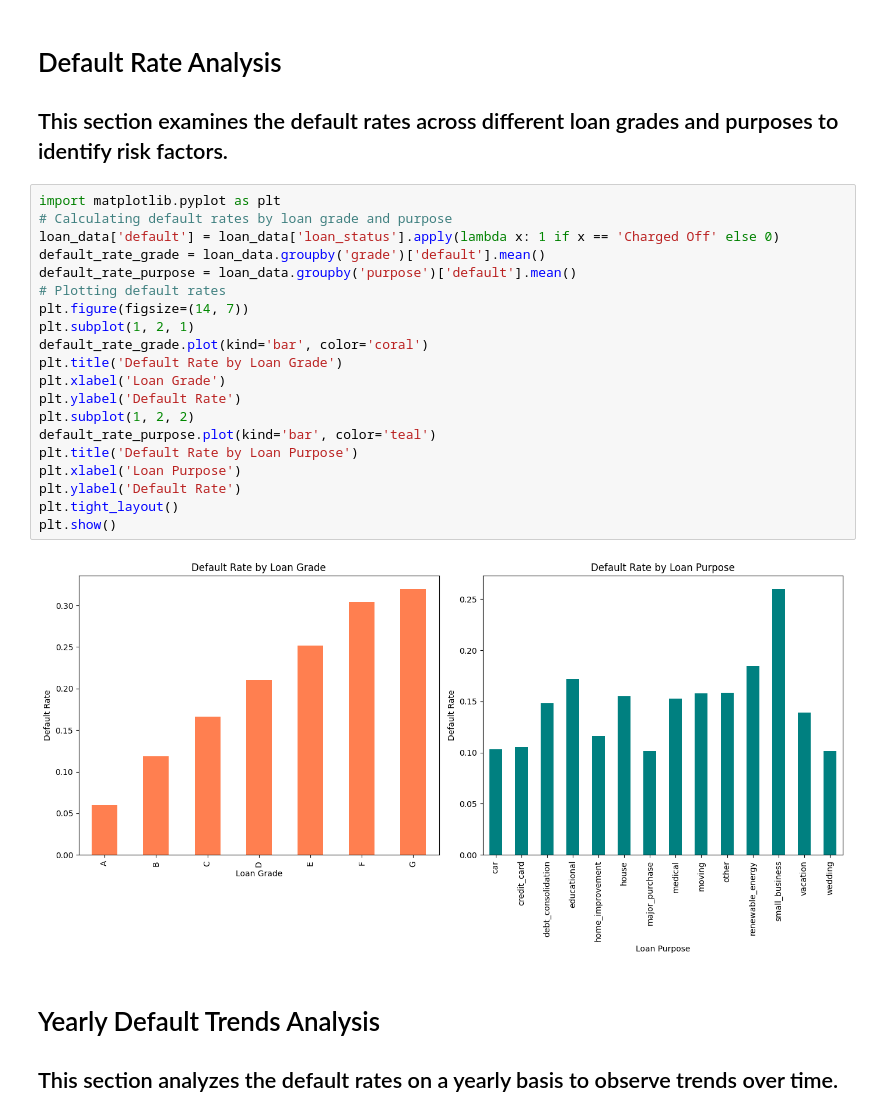
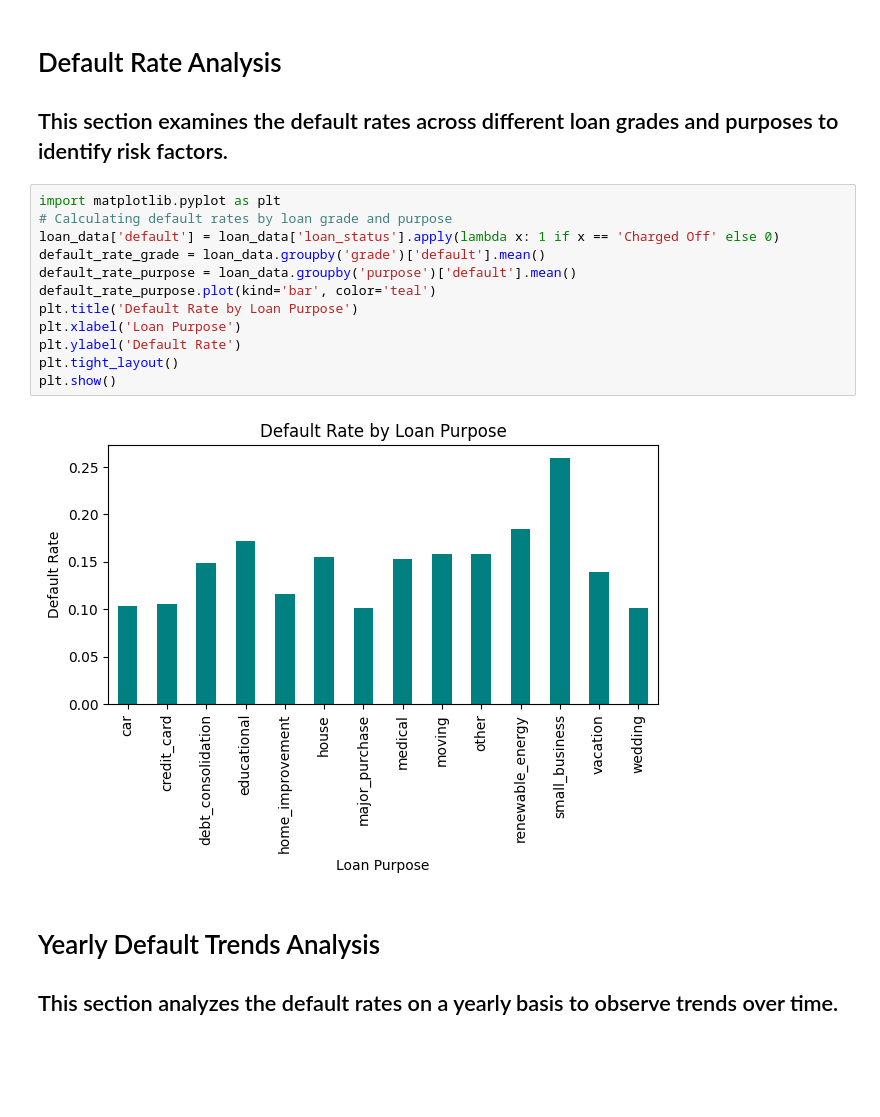
Before and after one commit to gowthambalram/LendingClubCaseStudy, a Jupyter notebook: gowtham_neelapareddy.ipynb, the cells around one changed output. Cells and saved outputs as stored; diff of their text form; blank space fills up the shorter version.

```diff
--- a/gowtham_neelapareddy.ipynb
+++ b/gowtham_neelapareddy.ipynb
@@ -263,25 +263,17 @@ plt.show()
 # %%
 import matplotlib.pyplot as plt
 # Calculating default rates by loan grade and purpose
 loan_data['default'] = loan_data['loan_status'].apply(lambda x: 1 if x == 'Charged Off' else 0)
 default_rate_grade = loan_data.groupby('grade')['default'].mean()
 default_rate_purpose = loan_data.groupby('purpose')['default'].mean()
-# Plotting default rates
-plt.figure(figsize=(14, 7))
-plt.subplot(1, 2, 1)
-default_rate_grade.plot(kind='bar', color='coral')
-plt.title('Default Rate by Loan Grade')
-plt.xlabel('Loan Grade')
-plt.ylabel('Default Rate')
-plt.subplot(1, 2, 2)
 default_rate_purpose.plot(kind='bar', color='teal')
 plt.title('Default Rate by Loan Purpose')
 plt.xlabel('Loan Purpose')
 plt.ylabel('Default Rate')
 plt.tight_layout()
 plt.show()
 # %% [output]
-[figure, old version]
+[figure, new version]
 # %% [markdown]
 # Yearly Default Trends Analysis
 ## This section analyzes the default rates on a yearly basis to observe trends over time.
```
Also changed, not shown: parts of 1 cell of this notebook, 1 other file.
